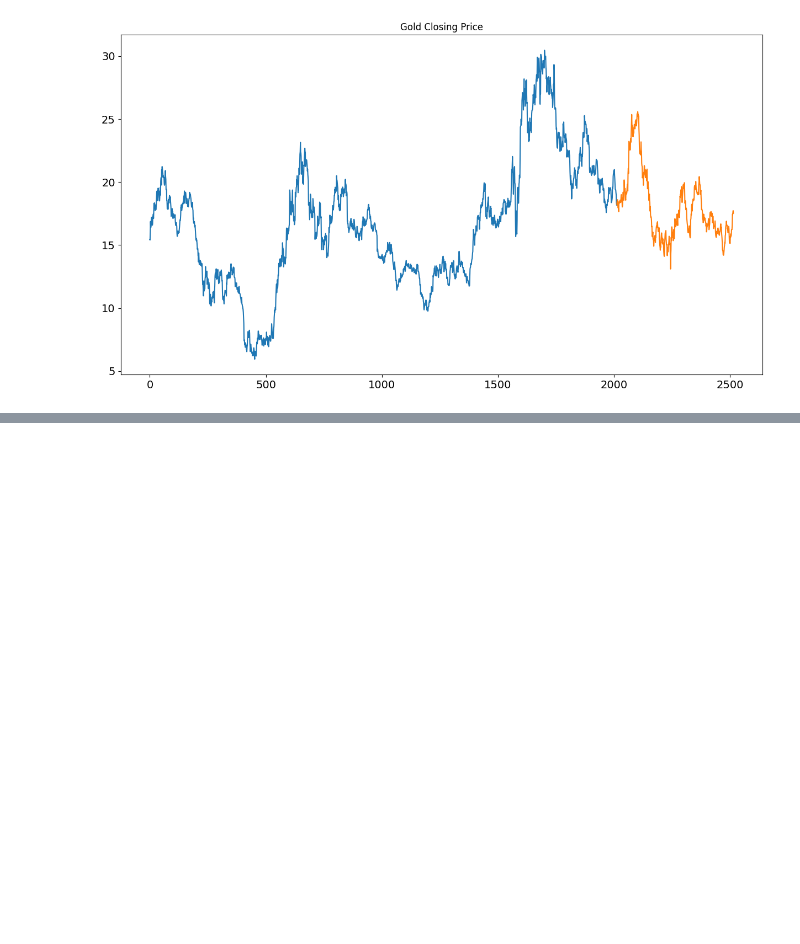
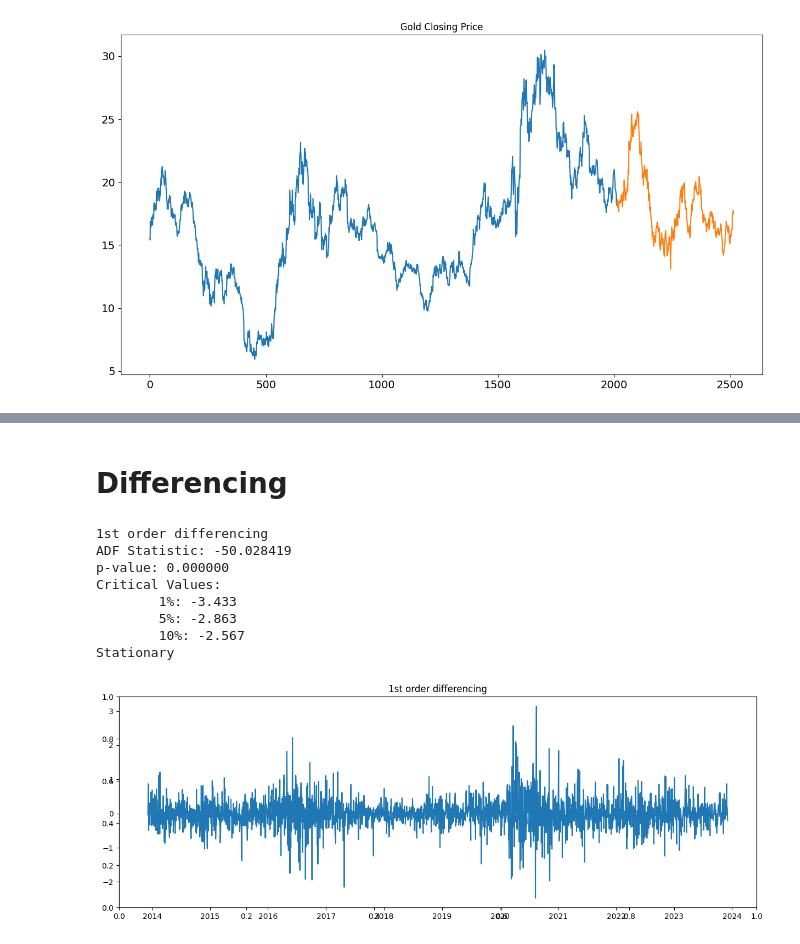
Before and after one commit to FTDS-assignment-bay/p2-final-project-ftds-001-bsd-group-002, a Jupyter notebook: GOLD_Stock_prediction.ipynb, the cells around one changed output, grey strips where cells are left out. Drawn from its saved outputs; the diff is of its cells as text; code cells hidden in the pictures; blank space fills up the shorter version.

```diff
--- a/GOLD_Stock_prediction.ipynb
+++ b/GOLD_Stock_prediction.ipynb
@@ -108,3 +107,19 @@ test['Close'].plot(figsize=(15,8), title= 'Gold Closing Price', fontsize=14)
 plt.show()
 # %% [output]
 [figure]
+# %%
+def check_stationarity(series):
+    # Copied from https://machinelearningmastery.com/time-series-data-stationary-python/
+
+    result = adfuller(series.values)
+
+    print('ADF Statistic: %f' % result[0])
+    print('p-value: %f' % result[1])
+    print('Critical Values:')
+    for key, value in result[4].items():
+        print('\t%s: %.3f' % (key, value))
+
+    if (result[1] <= 0.05) & (result[4]['5%'] > result[0]):
+        print("\u001b[32mStationary\u001b[0m")
+    else:
+        print("\x1b[31mNon-stationary\x1b[0m")
@@ -110,0 +159,25 @@ plt.show()
+# %% [markdown]
+# Differencing
+# %%
+diff1 = df['Close'].diff()
+# Plot the result after first-order differencing
+
+fig, ax = plt.subplots(figsize=(15,5))
+ax1 = fig.add_subplot(111)
+ax1.set_title('1st order differencing')
+ax1.plot(diff1)
+
+# Check stationarity after performing first-order differencing
+
+print("1st order differencing")
+check_stationarity(diff1.dropna())
+# %% [output]
+1st order differencing
+ADF Statistic: -50.028419
+p-value: 0.000000
+Critical Values:
+        1%: -3.433
+        5%: -2.863
+        10%: -2.567
+Stationary
+[figure, added]
```
Also changed, not shown: parts of 15 cells of this notebook, 4 other files.
